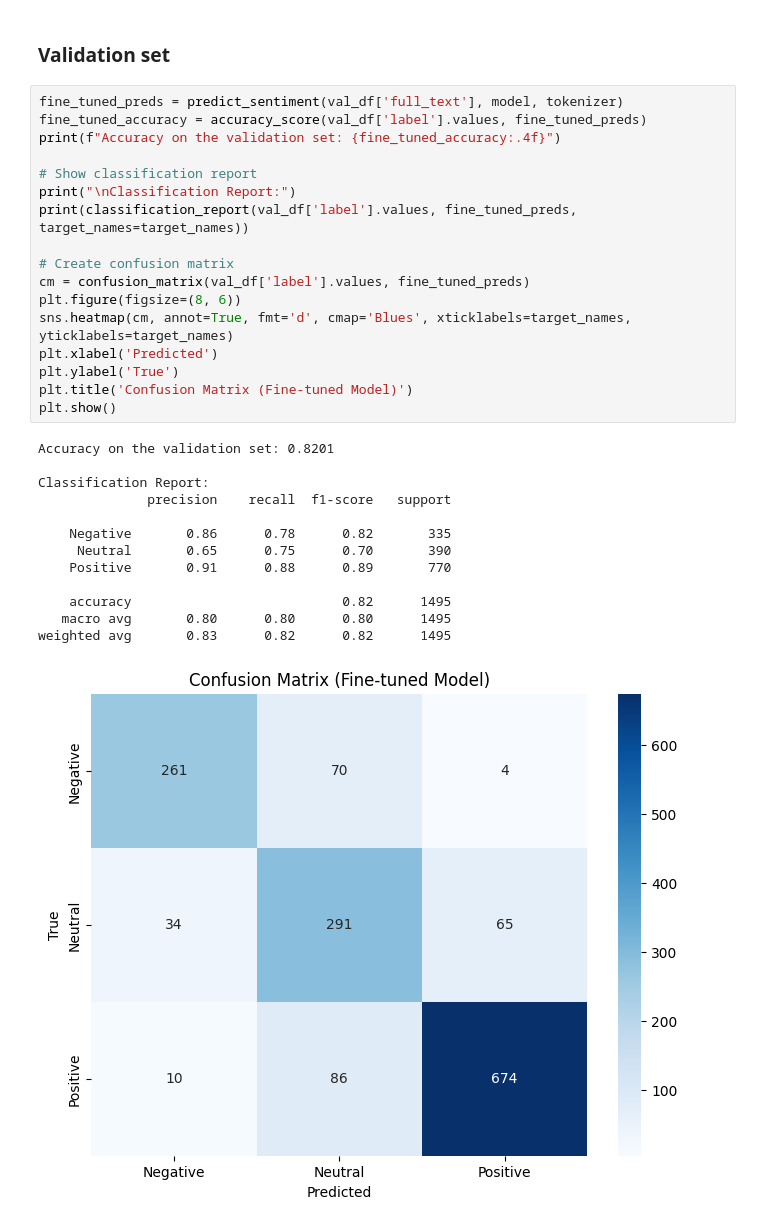
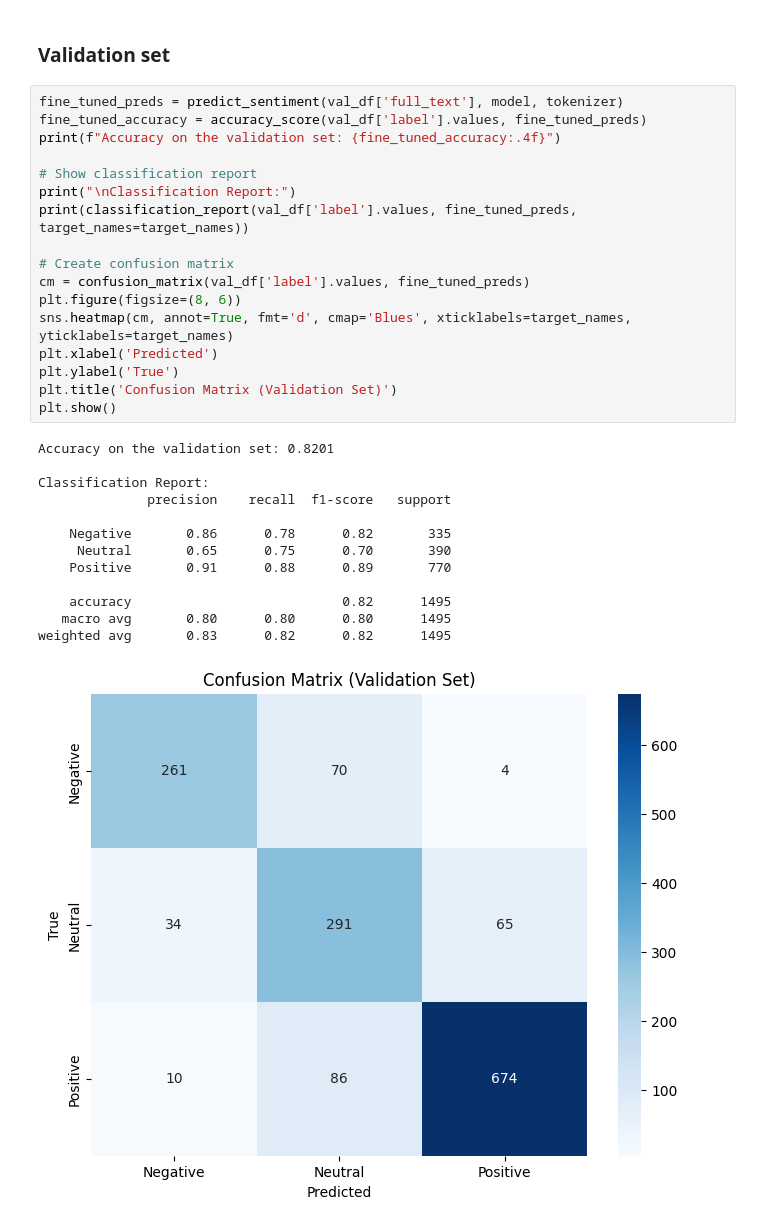
Before and after one commit to hstoklosa/sentix-nlp, a Jupyter notebook: finetuning.ipynb, the cells around one changed output. Drawn from its saved outputs; the diff is of its cells as text.

```diff
--- a/finetuning.ipynb
+++ b/finetuning.ipynb
@@ -199,31 +199,31 @@ Epoch 3/3 - Avg. Train Loss: 0.2305, Val Accuracy: 0.8201
 # %%
 fine_tuned_preds = predict_sentiment(val_df['full_text'], model, tokenizer)
 fine_tuned_accuracy = accuracy_score(val_df['label'].values, fine_tuned_preds)
 print(f"Accuracy on the validation set: {fine_tuned_accuracy:.4f}")
 
 # Show classification report
 print("\nClassification Report:")
 print(classification_report(val_df['label'].values, fine_tuned_preds, target_names=target_names))
 
 # Create confusion matrix
 cm = confusion_matrix(val_df['label'].values, fine_tuned_preds)
 plt.figure(figsize=(8, 6))
 sns.heatmap(cm, annot=True, fmt='d', cmap='Blues', xticklabels=target_names, yticklabels=target_names)
 plt.xlabel('Predicted')
 plt.ylabel('True')
-plt.title('Confusion Matrix (Fine-tuned Model)')
+plt.title('Confusion Matrix (Validation Set)')
 plt.show()
 # %% [output]
 Accuracy on the validation set: 0.8201
 
 Classification Report:
               precision    recall  f1-score   support
 
     Negative       0.86      0.78      0.82       335
      Neutral       0.65      0.75      0.70       390
     Positive       0.91      0.88      0.89       770
 
     accuracy                           0.82      1495
    macro avg       0.80      0.80      0.80      1495
 weighted avg       0.83      0.82      0.82      1495
-[figure, old version]
+[figure, new version]
```
Also changed, not shown: parts of 4 cells of this notebook, 1 other file.
